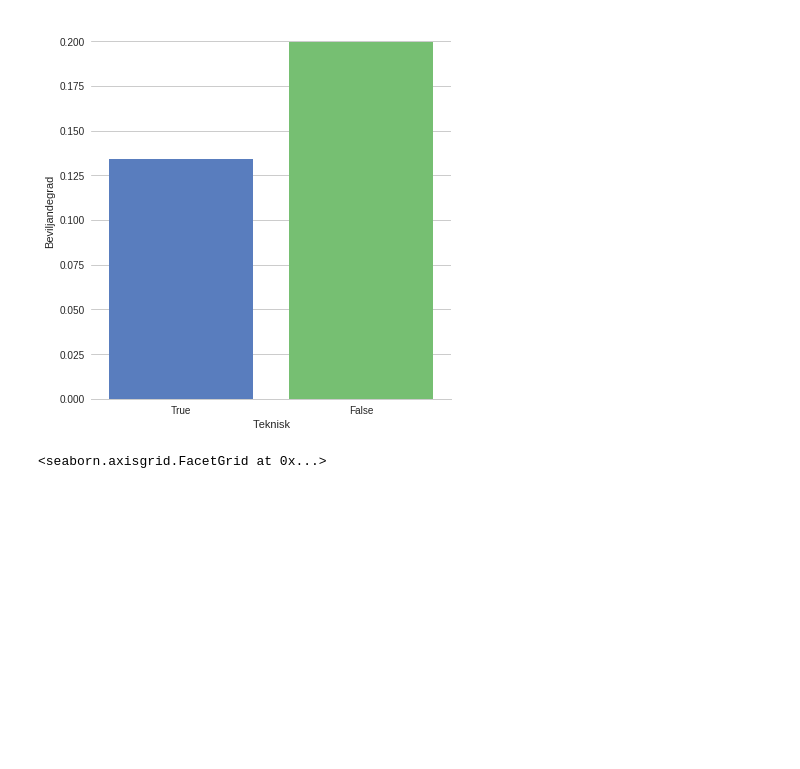
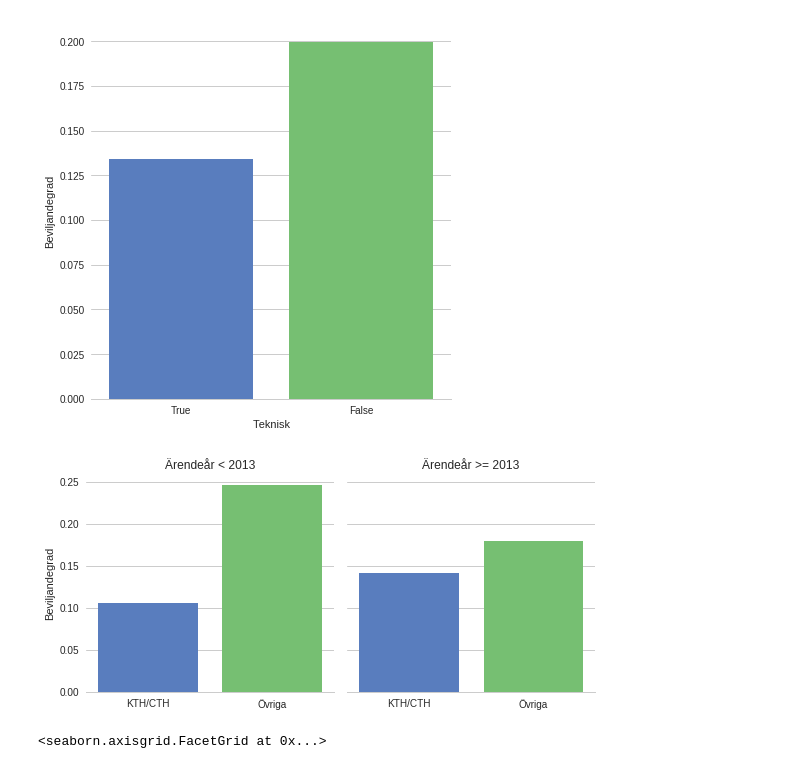
Before and after one commit to statisticalbiotechnology/vrbiostat, a Jupyter notebook: panelwise.ipynb, the cells around one changed output. Drawn from its saved outputs; the diff is of its cells as text; code cells hidden in the pictures; blank space fills up the shorter version.

Commit message:
ny plot till Sophia

```diff
--- a/panelwise.ipynb
+++ b/panelwise.ipynb
@@ -19,6 +19,7 @@ def read_ansok():
     df = df.assign(Teknisk = lambda x: (x.Institut == u'Kungliga Tekniska h\xf6gskolan')| \
                    (x.Institut == u'Chalmers tekniska h\xf6gskola'))
     df = df.assign(Beviljad = lambda x: x.Beslut == u'Beviljad')
+    df = df.assign(NyaBeredningsgrupper = lambda x: x[u'Ärendeår'] >= 2013)
     return df
 
 df = read_ansok()
@@ -82,6 +83,18 @@ g.set_ylabels("Beviljandegrad")
 # %% [output]
 <seaborn.axisgrid.FacetGrid at 0x...>
 [figure]
+# %%
+subset = df.loc[df['Beredningsgrupp'].isin(panels_2)]
+g = sns.factorplot("Teknisk", data=subset, y="Beviljad", col="NyaBeredningsgrupper",
+                   size=4, kind="bar", palette="muted",
+                   order = [True,False], ci= None)
+g.despine(left=True)
+g.set_ylabels("Beviljandegrad").set_xlabels("").set_xticklabels(["KTH/CTH", u'Övriga'])
+for ax, title in zip(g.axes.flat, [u'Ärendeår < 2013', u'Ärendeår >= 2013']):
+    ax.set_title(title)
+g.savefig("oldnew.png")
+# %% [output]
+[figure, added]
 # %%
 g = sns.factorplot(x=u'Ärendeår', y="Beviljad", hue="Teknisk", data=subset,
                    size=6, palette="muted",
```
